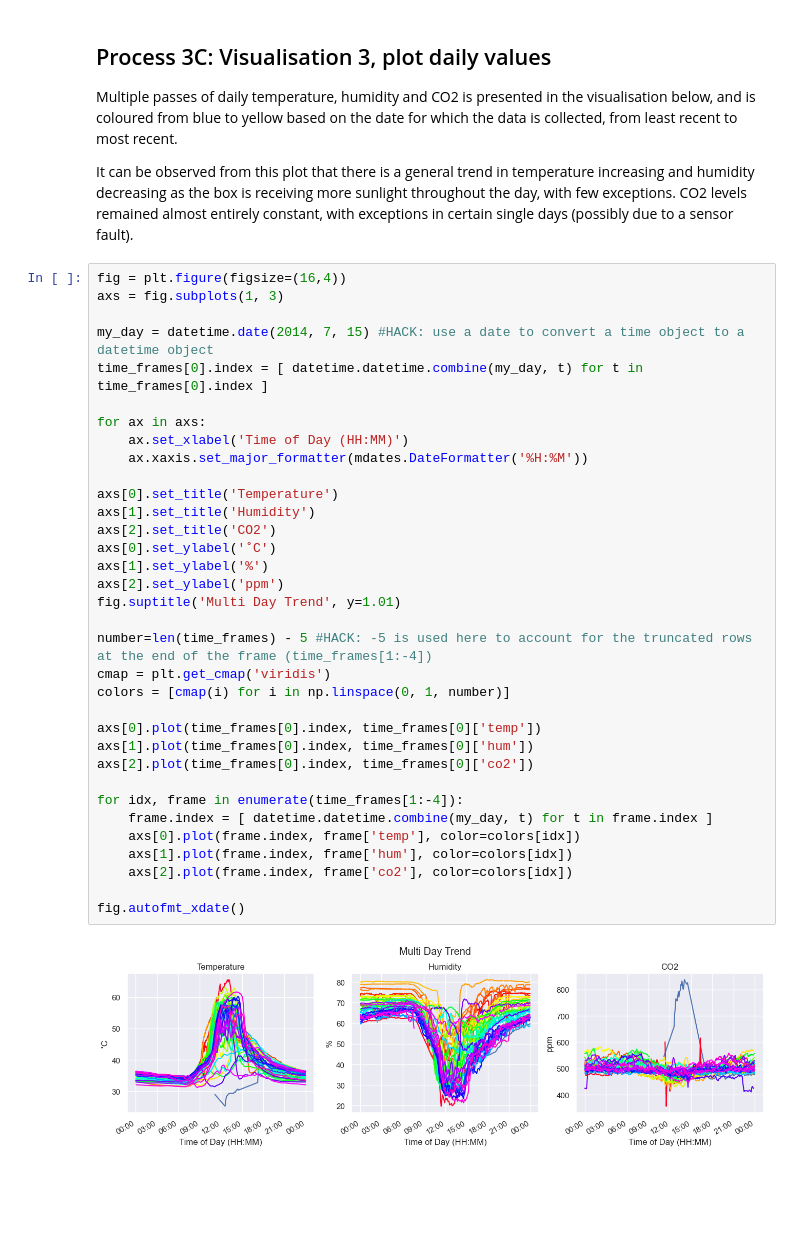
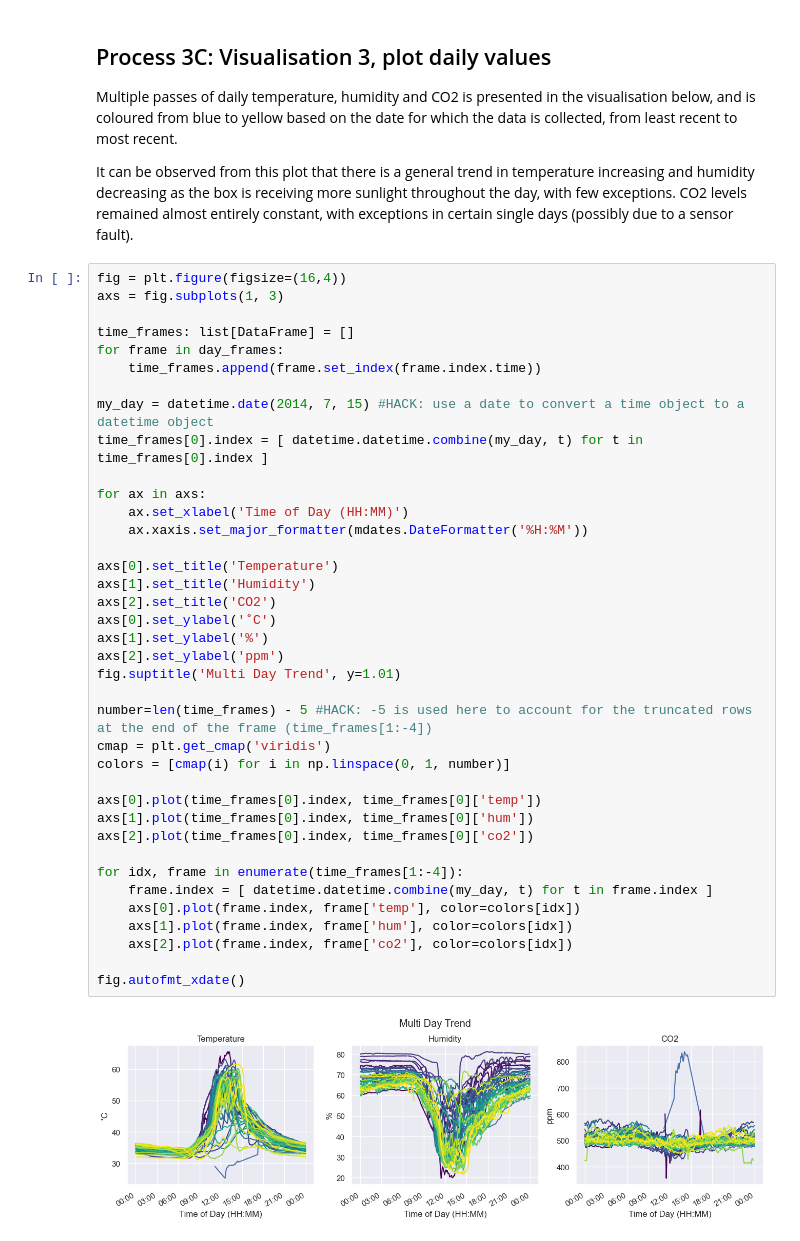
Before and after one commit to After232/corn-men, a Jupyter notebook: main.ipynb, the cells around one changed output. Cells and saved outputs as stored; diff of their text form; blank space fills up the shorter version.

```diff
--- a/main.ipynb
+++ b/main.ipynb
@@ -227,36 +231,40 @@ It can be observed from this plot that there is a general trend in temperature i
 # %%
 fig = plt.figure(figsize=(16,4))
 axs = fig.subplots(1, 3)
+
+time_frames: list[DataFrame] = []
+for frame in day_frames:
+    time_frames.append(frame.set_index(frame.index.time))
 
 my_day = datetime.date(2014, 7, 15) #HACK: use a date to convert a time object to a datetime object
 time_frames[0].index = [ datetime.datetime.combine(my_day, t) for t in time_frames[0].index ]
 
 for ax in axs:
     ax.set_xlabel('Time of Day (HH:MM)')
     ax.xaxis.set_major_formatter(mdates.DateFormatter('%H:%M'))
 
 axs[0].set_title('Temperature')
 axs[1].set_title('Humidity')
 axs[2].set_title('CO2')
 axs[0].set_ylabel('˚C')
 axs[1].set_ylabel('%')
 axs[2].set_ylabel('ppm')
 fig.suptitle('Multi Day Trend', y=1.01)
 
 number=len(time_frames) - 5 #HACK: -5 is used here to account for the truncated rows at the end of the frame (time_frames[1:-4])
 cmap = plt.get_cmap('viridis')
 colors = [cmap(i) for i in np.linspace(0, 1, number)]
 
 axs[0].plot(time_frames[0].index, time_frames[0]['temp'])
 axs[1].plot(time_frames[0].index, time_frames[0]['hum'])
 axs[2].plot(time_frames[0].index, time_frames[0]['co2'])
 
 for idx, frame in enumerate(time_frames[1:-4]):
     frame.index = [ datetime.datetime.combine(my_day, t) for t in frame.index ]
     axs[0].plot(frame.index, frame['temp'], color=colors[idx])
     axs[1].plot(frame.index, frame['hum'], color=colors[idx])
     axs[2].plot(frame.index, frame['co2'], color=colors[idx])
 
 fig.autofmt_xdate()
 # %% [output]
-[figure, old version]
+[figure, new version]
```
Also changed, not shown: parts of 3 cells of this notebook.
